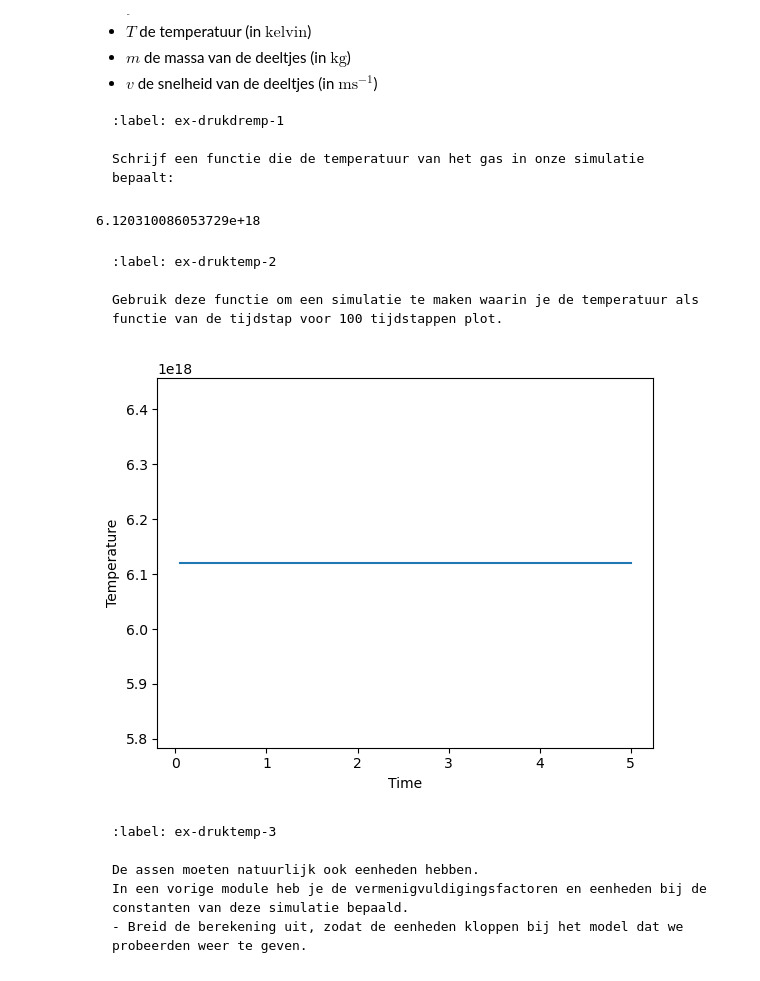
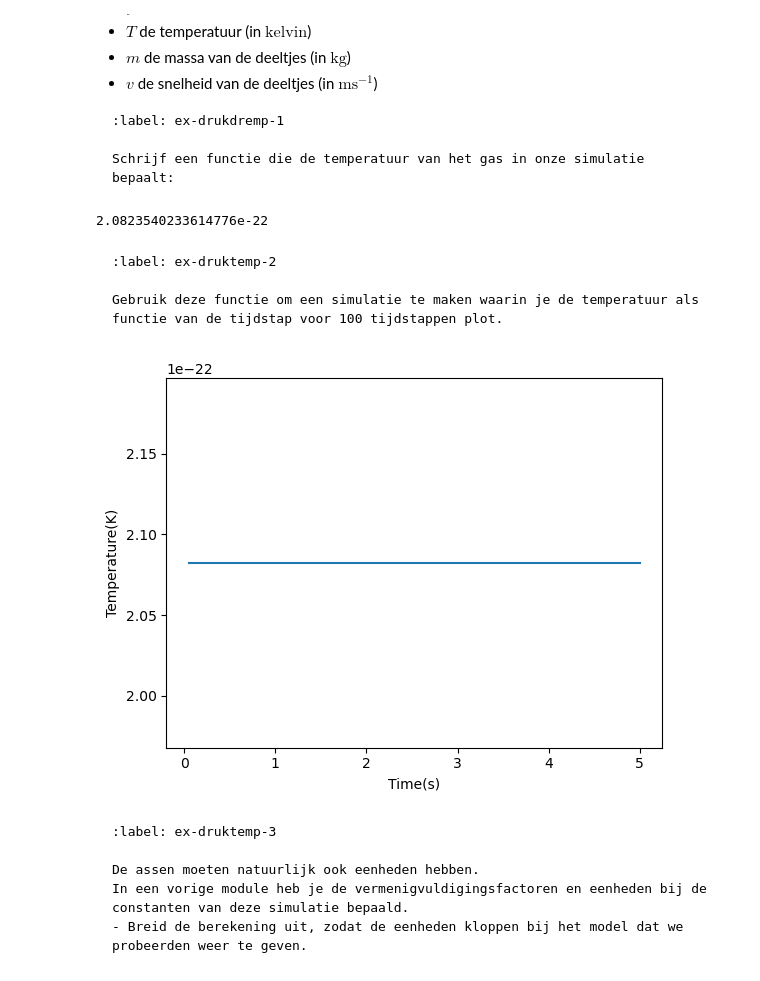
Before and after one commit to JensGroen/Groep-i, a Jupyter notebook: Content/PySim/5_druktemp.ipynb, the cells around one changed output. Saved outputs shown, nothing was run; the diff lists cells and outputs as text; code cells hidden in the pictures.

Commit message:
Druk temp final

````diff
--- a/Content/PySim/5_druktemp.ipynb
+++ b/Content/PySim/5_druktemp.ipynb
@@ -35,10 +35,11 @@ Neem de constanten die je in het vorige werkblad hebt gekozen hieronder over.
 import numpy as np
 import matplotlib.pyplot as plt
 from matplotlib.animation import FuncAnimation
-
+L_scale = 1e-9 #m
+M_scale = 2.3e-26 #kg
 BOX_SIZE_0 = 3               # Hoogte en lengte startvolume
 N = 40                       # Aantal deeltjes
-V_0 = 0.013                      # Startsnelheid van deeltjes
+V_0 = 0.5                      # Startsnelheid van deeltjes
 RADIUS = 0.3e-9                   # Straal van moleculen
 DT = 0.05                       # Tijdstap om geen botsing te missen
 
@@ -192,14 +193,14 @@ k_B = 1.380649e-23
 
 def temperature(particles) -> float:
     total_kin_energy = sum(p.kin_energy for p in particles)
-
-    temp = (total_kin_energy)/(N*k_B)
+    energy_scale = M_scale*(L_scale)**2
+    temp = (total_kin_energy*energy_scale)/(N*k_B)
 #your code/answer
     return temp
 
 print(temperature(particles))
 # %% [output]
-6.120310086053729e+18
+2.0823540233614776e-22
 # %% [markdown]
 ```{exercise} Temperatuurplot
 :label: ex-druktemp-2
@@ -209,27 +210,33 @@ Gebruik deze functie om een simulatie te maken waarin je de temperatuur als func
 # %%
 # ruimte voor uitwerking
 
+
 particles = []
 temperatures = np.zeros(100, dtype=float)
-times = np.linspace(1, 100, 100)
+
 
 create_particles(particles)
 for i in range(100):
     take_time_step(particles)
     # vastleggen van temperatuur per tijdstap
     temperatures[i] = temperature(particles)
 #your code/answer
 time_range_100 = np.arange(0.05,5.05,0.05)
 
+
+
+
+
+
 plt.figure()
-plt.xlabel('Time')
-plt.ylabel('Temperature')
+plt.xlabel('Time(s)')
+plt.ylabel('Temperature(K)')
 # plotten van tijd tegen temperatuur
 #your code/answer
 plt.plot(time_range_100,temperatures)
 plt.show()
 # %% [output]
-[figure, old version]
+[figure, new version]
 # %% [markdown]
 ```{exercise}
 :label: ex-druktemp-3
````
Also changed, not shown: parts of 7 cells of this notebook.
